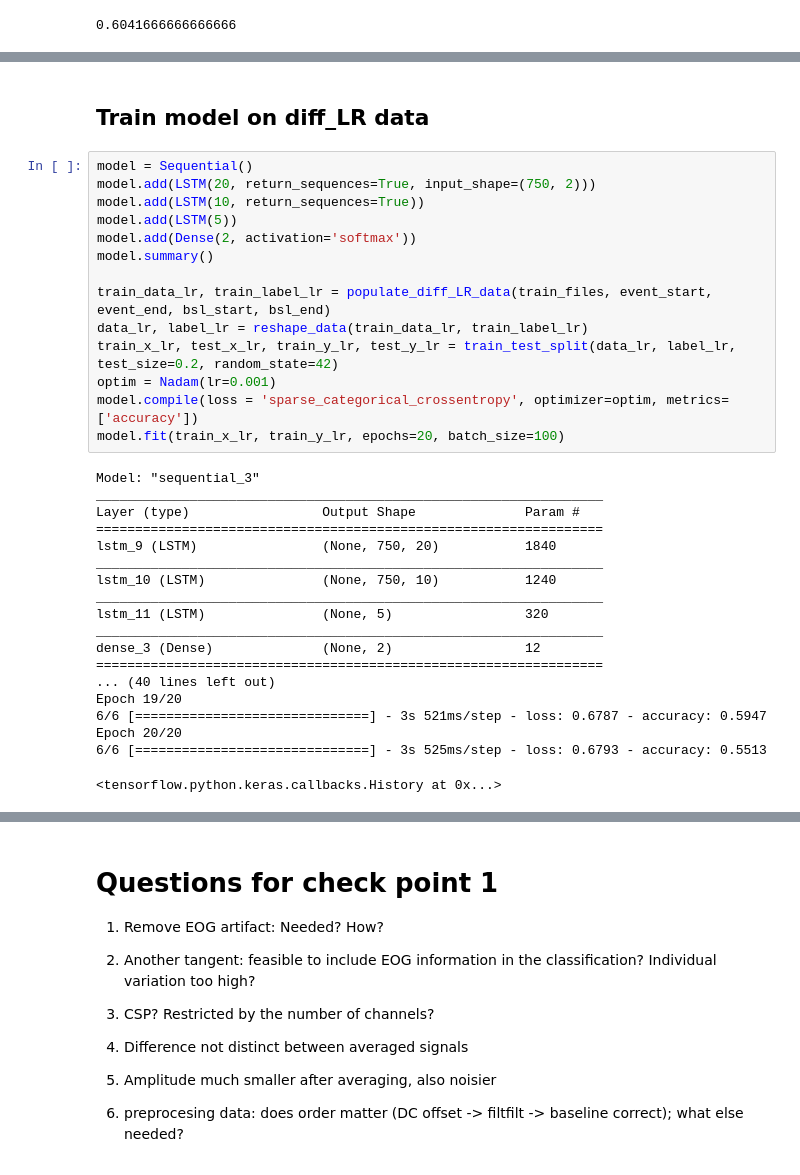
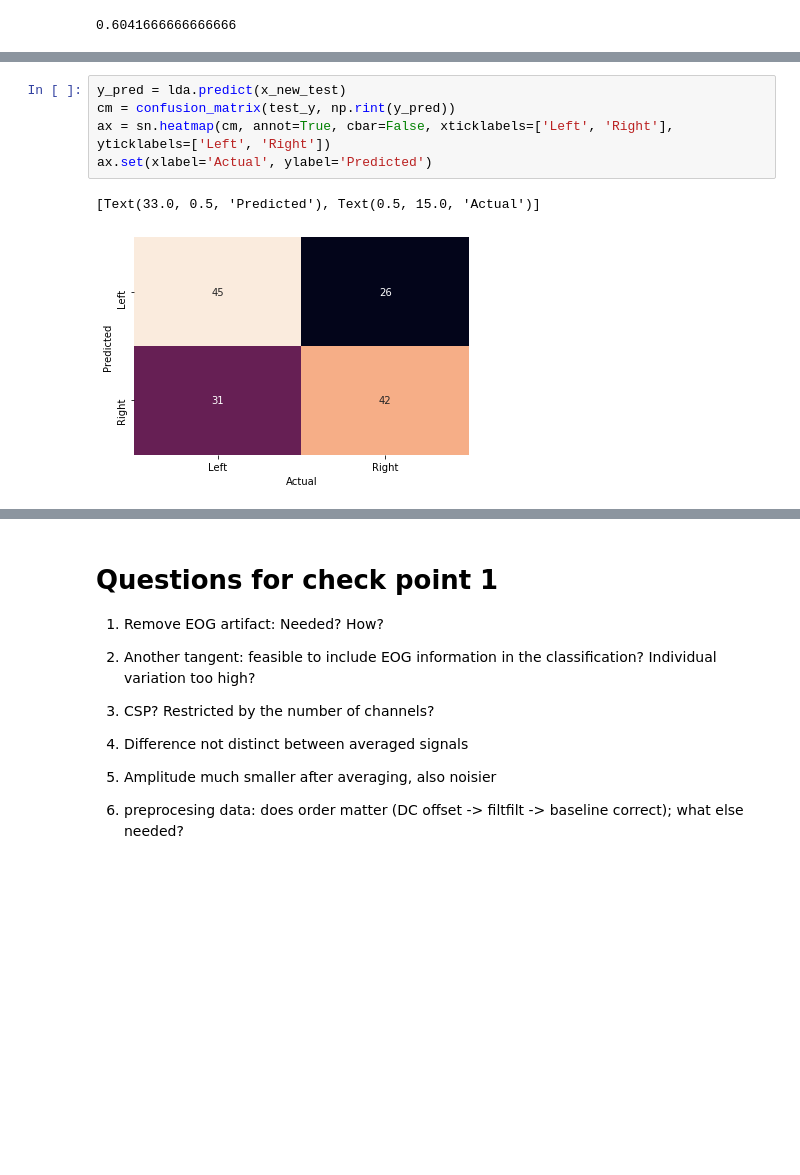
Before and after one commit to xuanyuw/LSTM_EEG_Classification, a Jupyter notebook: LSTM_EEG_Classification.ipynb, the cells around one changed output, grey strips where cells are left out. Cells and saved outputs as stored; diff of their text form; blank space fills up the shorter version.

```diff
--- a/LSTM_EEG_Classification.ipynb
+++ b/LSTM_EEG_Classification.ipynb
@@ -457,35 +313,8 @@ print(score, acc)
-# %% [markdown]
-## Train model on diff_LR data
-# %%
-model = Sequential()
-model.add(LSTM(20, return_sequences=True, input_shape=(750, 2)))
-model.add(LSTM(10, return_sequences=True))
-model.add(LSTM(5))
-model.add(Dense(2, activation='softmax'))
-model.summary()
-
-train_data_lr, train_label_lr = populate_diff_LR_data(train_files, event_start, event_end, bsl_start, bsl_end)
-data_lr, label_lr = reshape_data(train_data_lr, train_label_lr)
-train_x_lr, test_x_lr, train_y_lr, test_y_lr = train_test_split(data_lr, label_lr, test_size=0.2, random_state=42)
-optim = Nadam(lr=0.001)
-model.compile(loss = 'sparse_categorical_crossentropy', optimizer=optim, metrics=['accuracy'])
-model.fit(train_x_lr, train_y_lr, epochs=20, batch_size=100)
-# %% [output]
-Model: "sequential_3"
-_________________________________________________________________
-Layer (type)                 Output Shape              Param #
-=================================================================
-lstm_9 (LSTM)                (None, 750, 20)           1840
-_________________________________________________________________
-lstm_10 (LSTM)               (None, 750, 10)           1240
-_________________________________________________________________
-lstm_11 (LSTM)               (None, 5)                 320
-_________________________________________________________________
-dense_3 (Dense)              (None, 2)                 12
-=================================================================
-... (40 lines left out)
-Epoch 19/20
-6/6 [==============================] - 3s 521ms/step - loss: 0.6787 - accuracy: 0.5947
-Epoch 20/20
-6/6 [==============================] - 3s 525ms/step - loss: 0.6793 - accuracy: 0.5513
-<tensorflow.python.keras.callbacks.History at 0x...>
+# %%
+y_pred = lda.predict(x_new_test)
+cm = confusion_matrix(test_y, np.rint(y_pred))
+ax = sn.heatmap(cm, annot=True, cbar=False, xticklabels=['Left', 'Right'], yticklabels=['Left', 'Right'])
+ax.set(xlabel='Actual', ylabel='Predicted')
+# %% [output]
+[Text(33.0, 0.5, 'Predicted'), Text(0.5, 15.0, 'Actual')]
+[figure, added]
```
Also changed, not shown: parts of 62 cells of this notebook.
